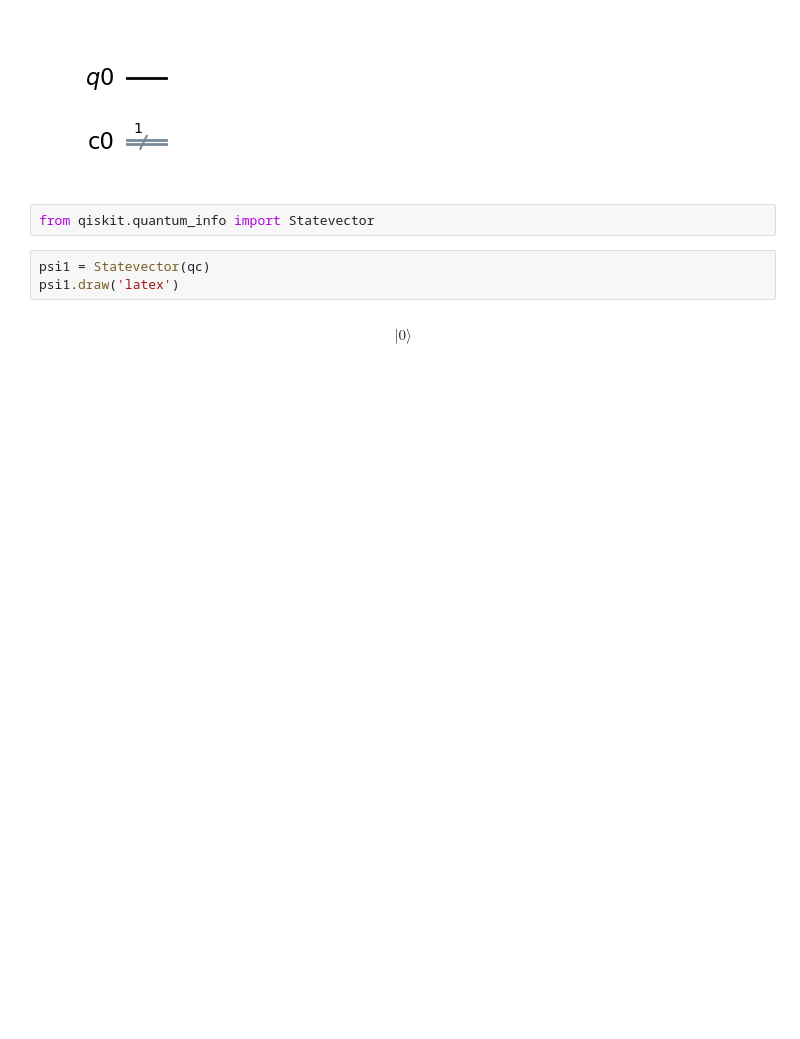
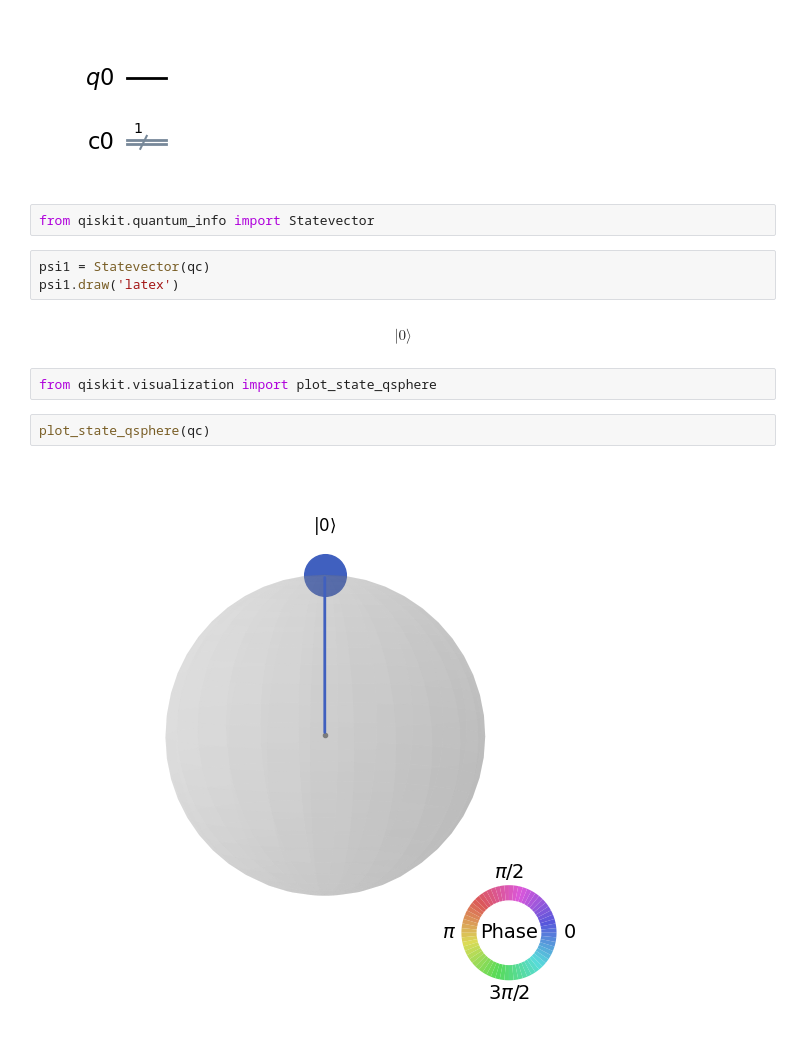
Before and after one commit to A-Hashemiann/Quantum_Information_Computation, a Jupyter notebook: Quantum_Computing/Pauli_Y.ipynb, the cells around one changed output. Drawn from its saved outputs; the diff is of its cells as text; blank space fills up the shorter version.

```diff
--- a/Quantum_Computing/Pauli_Y.ipynb
+++ b/Quantum_Computing/Pauli_Y.ipynb
@@ -14,3 +14,9 @@ psi1 = Statevector(qc)
 psi1.draw('latex')
 # %% [output]
 $$ |0\rangle$$
+# %%
+from qiskit.visualization import plot_state_qsphere
+# %%
+plot_state_qsphere(qc)
+# %% [output]
+[figure, added]
```
